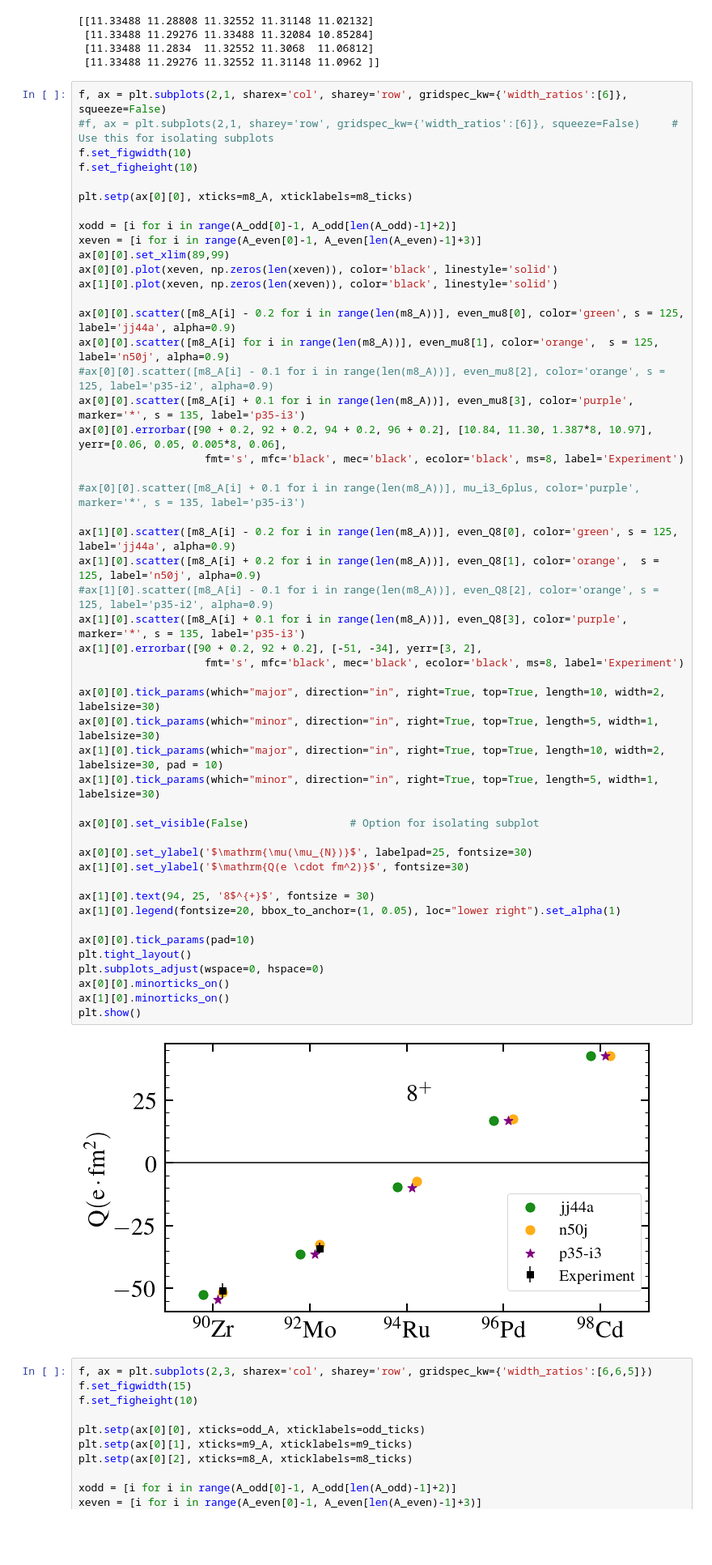
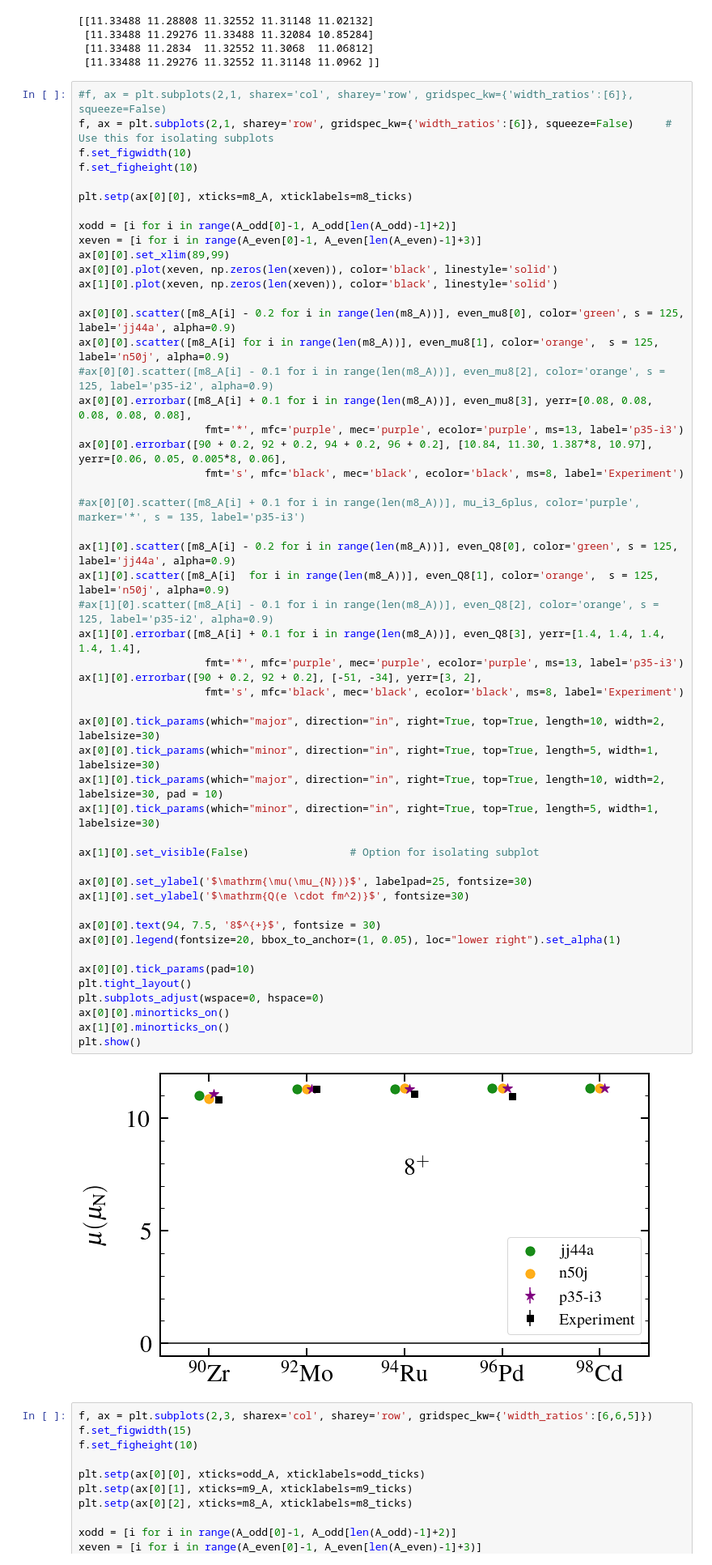
Before and after one commit to JordanPurcell/Research, a Jupyter notebook: plots/EM_properties.ipynb, the cells around one changed output. Shown: that part at 81% size. Cells and saved outputs as stored; diff of their text form; blank space fills up the shorter version.

Commit message:
Added Theoretical Error
asdfasdfadf

```diff
--- a/plots/EM_properties.ipynb
+++ b/plots/EM_properties.ipynb
@@ -404,8 +408,8 @@ print(even_mu8)
  [11.33488 11.2834  11.32552 11.3068  11.06812]
  [11.33488 11.29276 11.32552 11.31148 11.0962 ]]
 # %%
-f, ax = plt.subplots(2,1, sharex='col', sharey='row', gridspec_kw={'width_ratios':[6]}, squeeze=False)
-#f, ax = plt.subplots(2,1, sharey='row', gridspec_kw={'width_ratios':[6]}, squeeze=False)     # Use this for isolating subplots
+#f, ax = plt.subplots(2,1, sharex='col', sharey='row', gridspec_kw={'width_ratios':[6]}, squeeze=False)
+f, ax = plt.subplots(2,1, sharey='row', gridspec_kw={'width_ratios':[6]}, squeeze=False)     # Use this for isolating subplots
 f.set_figwidth(10)
 f.set_figheight(10)
 
@@ -420,40 +424,42 @@ ax[1][0].plot(xeven, np.zeros(len(xeven)), color='black', linestyle='solid')
 ax[0][0].scatter([m8_A[i] - 0.2 for i in range(len(m8_A))], even_mu8[0], color='green', s = 125, label='jj44a', alpha=0.9)
 ax[0][0].scatter([m8_A[i] for i in range(len(m8_A))], even_mu8[1], color='orange',  s = 125, label='n50j', alpha=0.9)
 #ax[0][0].scatter([m8_A[i] - 0.1 for i in range(len(m8_A))], even_mu8[2], color='orange', s = 125, label='p35-i2', alpha=0.9)
-ax[0][0].scatter([m8_A[i] + 0.1 for i in range(len(m8_A))], even_mu8[3], color='purple', marker='*', s = 135, label='p35-i3')
+ax[0][0].errorbar([m8_A[i] + 0.1 for i in range(len(m8_A))], even_mu8[3], yerr=[0.08, 0.08, 0.08, 0.08, 0.08],
+                    fmt='*', mfc='purple', mec='purple', ecolor='purple', ms=13, label='p35-i3')
 ax[0][0].errorbar([90 + 0.2, 92 + 0.2, 94 + 0.2, 96 + 0.2], [10.84, 11.30, 1.387*8, 10.97], yerr=[0.06, 0.05, 0.005*8, 0.06],
                     fmt='s', mfc='black', mec='black', ecolor='black', ms=8, label='Experiment')
 
 #ax[0][0].scatter([m8_A[i] + 0.1 for i in range(len(m8_A))], mu_i3_6plus, color='purple', marker='*', s = 135, label='p35-i3')
 
 ax[1][0].scatter([m8_A[i] - 0.2 for i in range(len(m8_A))], even_Q8[0], color='green', s = 125, label='jj44a', alpha=0.9)
-ax[1][0].scatter([m8_A[i] + 0.2 for i in range(len(m8_A))], even_Q8[1], color='orange',  s = 125, label='n50j', alpha=0.9)
+ax[1][0].scatter([m8_A[i]  for i in range(len(m8_A))], even_Q8[1], color='orange',  s = 125, label='n50j', alpha=0.9)
 #ax[1][0].scatter([m8_A[i] - 0.1 for i in range(len(m8_A))], even_Q8[2], color='orange', s = 125, label='p35-i2', alpha=0.9)
-ax[1][0].scatter([m8_A[i] + 0.1 for i in range(len(m8_A))], even_Q8[3], color='purple', marker='*', s = 135, label='p35-i3')
+ax[1][0].errorbar([m8_A[i] + 0.1 for i in range(len(m8_A))], even_Q8[3], yerr=[1.4, 1.4, 1.4, 1.4, 1.4],
+                    fmt='*', mfc='purple', mec='purple', ecolor='purple', ms=13, label='p35-i3')
 ax[1][0].errorbar([90 + 0.2, 92 + 0.2], [-51, -34], yerr=[3, 2],
                     fmt='s', mfc='black', mec='black', ecolor='black', ms=8, label='Experiment')
 
 ax[0][0].tick_params(which="major", direction="in", right=True, top=True, length=10, width=2, labelsize=30)
 ax[0][0].tick_params(which="minor", direction="in", right=True, top=True, length=5, width=1, labelsize=30)
 ax[1][0].tick_params(which="major", direction="in", right=True, top=True, length=10, width=2, labelsize=30, pad = 10)
 ax[1][0].tick_params(which="minor", direction="in", right=True, top=True, length=5, width=1, labelsize=30)
 
-ax[0][0].set_visible(False)                # Option for isolating subplot
+ax[1][0].set_visible(False)                # Option for isolating subplot
 
 ax[0][0].set_ylabel('$\mathrm{\mu(\mu_{N})}$', labelpad=25, fontsize=30)
 ax[1][0].set_ylabel('$\mathrm{Q(e \cdot fm^2)}$', fontsize=30)
 
-ax[1][0].text(94, 25, '8$^{+}$', fontsize = 30)
-ax[1][0].legend(fontsize=20, bbox_to_anchor=(1, 0.05), loc="lower right").set_alpha(1)
+ax[0][0].text(94, 7.5, '8$^{+}$', fontsize = 30)
+ax[0][0].legend(fontsize=20, bbox_to_anchor=(1, 0.05), loc="lower right").set_alpha(1)
 
 ax[0][0].tick_params(pad=10)
 plt.tight_layout()
 plt.subplots_adjust(wspace=0, hspace=0)
 ax[0][0].minorticks_on()
 ax[1][0].minorticks_on()
 plt.show()
 # %% [output]
-[figure, old version]
+[figure, new version]
 # %%
 f, ax = plt.subplots(2,3, sharex='col', sharey='row', gridspec_kw={'width_ratios':[6,6,5]})
 f.set_figwidth(15)
```
Also changed, not shown: parts of 7 cells of this notebook, 9 other files.
